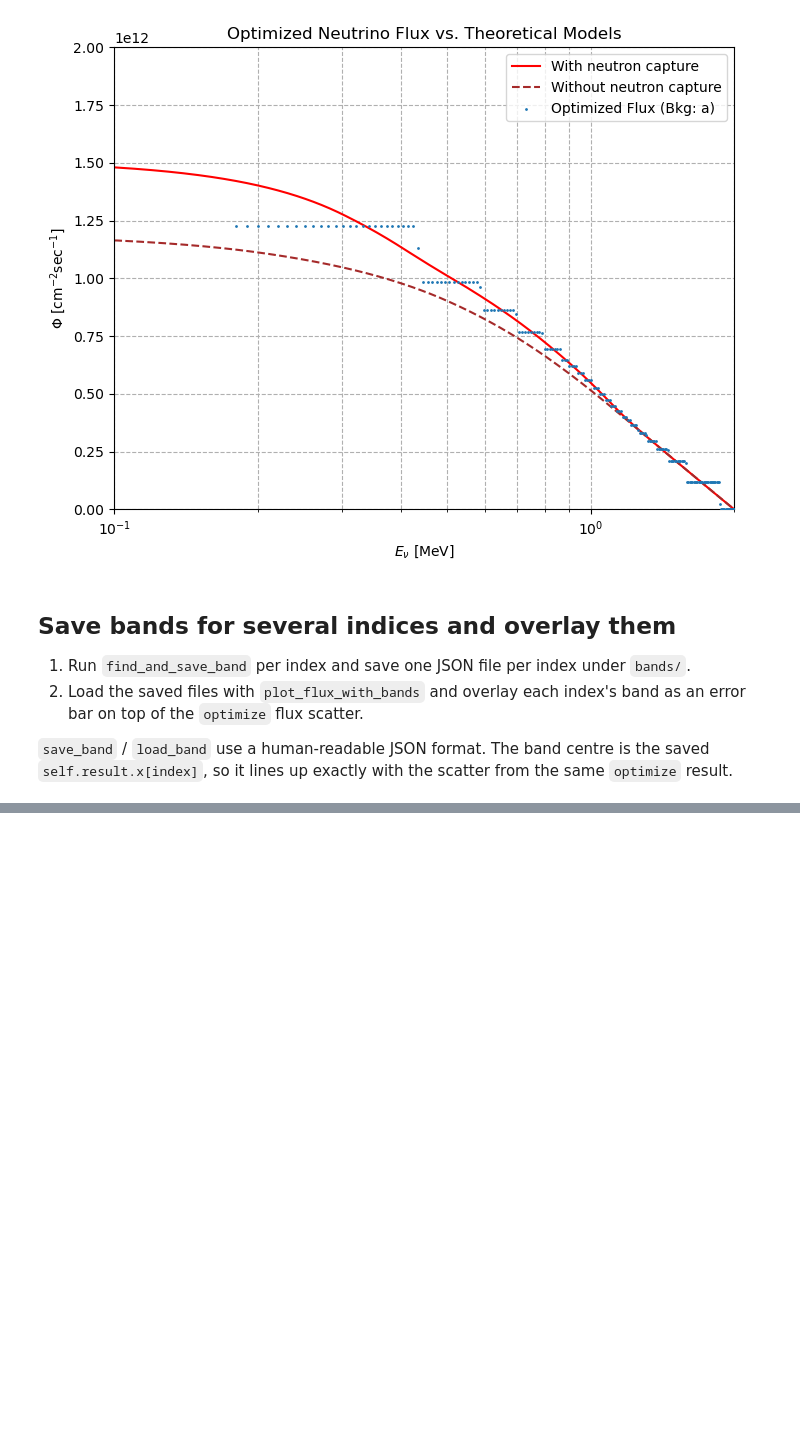
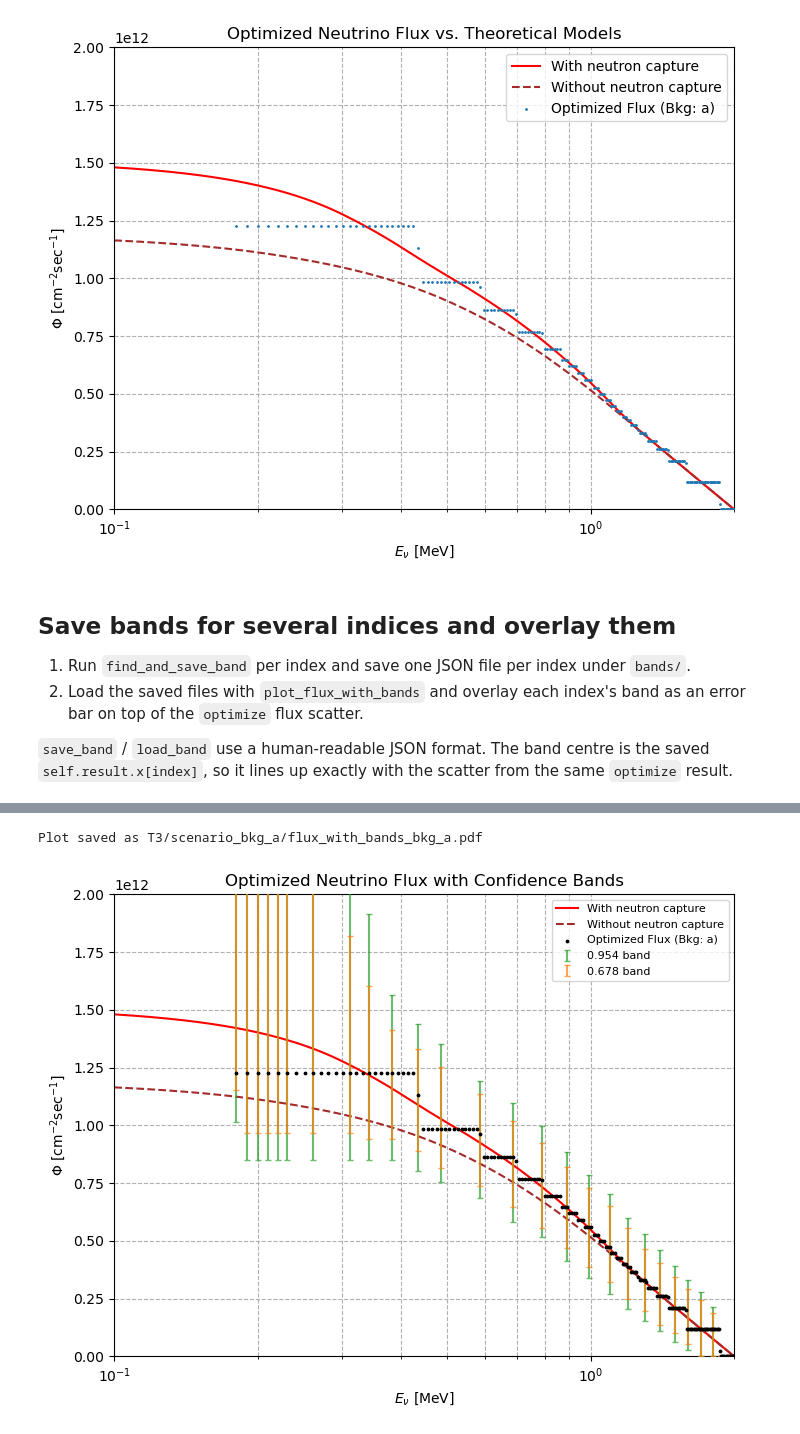
Before and after one commit to kyphys-creator/neutrinoAnalysis, a Jupyter notebook: 1eV/confidence_band_noBkg_T3.ipynb, the cells around one changed output, grey strips where cells are left out. Drawn from its saved outputs; the diff is of its cells as text; code cells hidden in the pictures; blank space fills up the shorter version.

```diff
--- a/1eV/confidence_band_noBkg_T3.ipynb
+++ b/1eV/confidence_band_noBkg_T3.ipynb
@@ -73,16 +55,19 @@ Band saved as T3/scenario_bkg_a/bands/band_bkga_idx167.json
 # %%
 # Load the saved bands and overlay them on the optimize result
 # band_files can be a glob pattern or an explicit list
 a.plot_flux_with_bands(
-    f'scenario_bkg_b/bands/band_bkg{a.background_scenario}_idx*.json',
+    f'T3/scenario_bkg_a/bands/band_bkg{a.background_scenario}_idx*.json',
     levels=(0.678, 0.954),   # Levels to plot (omit to show all saved levels)
     save=True,
     ylim=(0, 3e13),                # So the high-flux tail is visible
 )
 import matplotlib.pyplot as plt
 #plt.yscale('log')
 plt.ylim(0, 2e12)
 plt.show()
+# %% [output]
+Plot saved as T3/scenario_bkg_a/flux_with_bands_bkg_a.pdf
+[figure, added]
 # %%
 # Load the saved bands and overlay them on the optimize result
 # band_files can be a glob pattern or an explicit list
```
Also changed, not shown: parts of 2 cells of this notebook, 55 other files.
